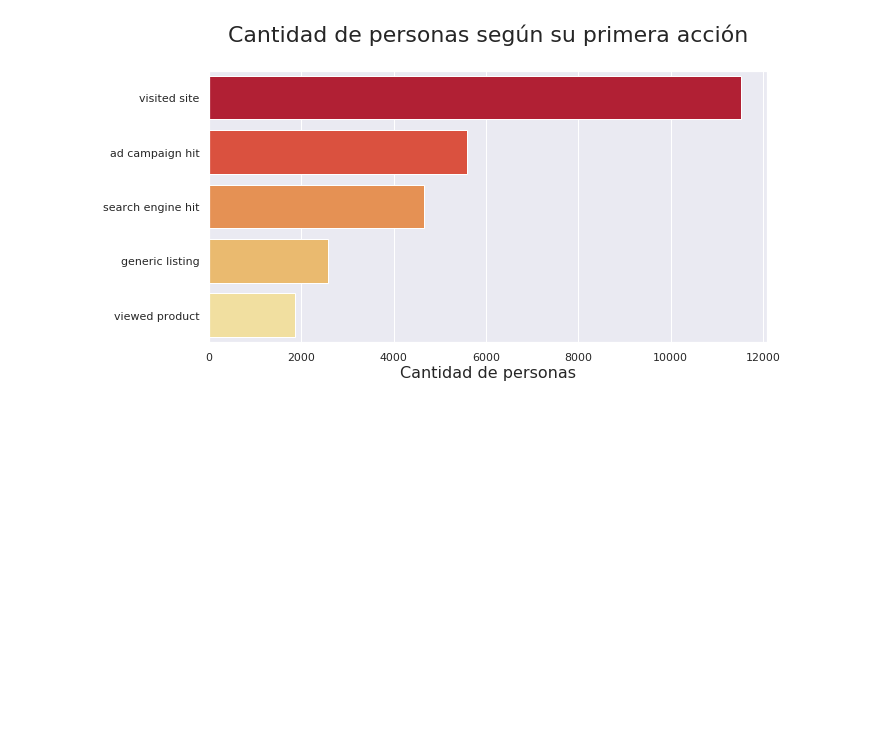
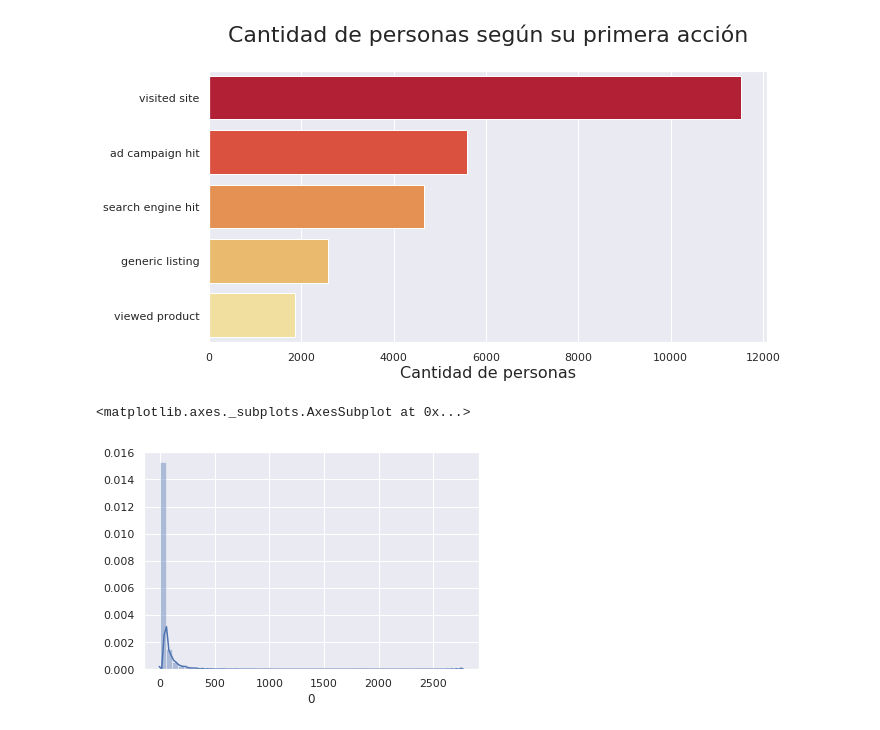
Before and after one commit to javier2409/TP1Datos2C2018, a Jupyter notebook: person.ipynb, the cells around one changed output. Cells and saved outputs as stored; diff of their text form; code cells hidden in the pictures; blank space fills up the shorter version.

```diff
--- a/person.ipynb
+++ b/person.ipynb
@@ -102,3 +102,8 @@ plt.xlabel('Cantidad de personas',size=16)
 # %% [output]
 Text(0.5,0,'Cantidad de personas')
 [figure]
+# %%
+sns.distplot(analisis[0])
+# %% [output]
+<matplotlib.axes._subplots.AxesSubplot at 0x...>
+[figure, added]
```
Also changed, not shown: 1 other file.
